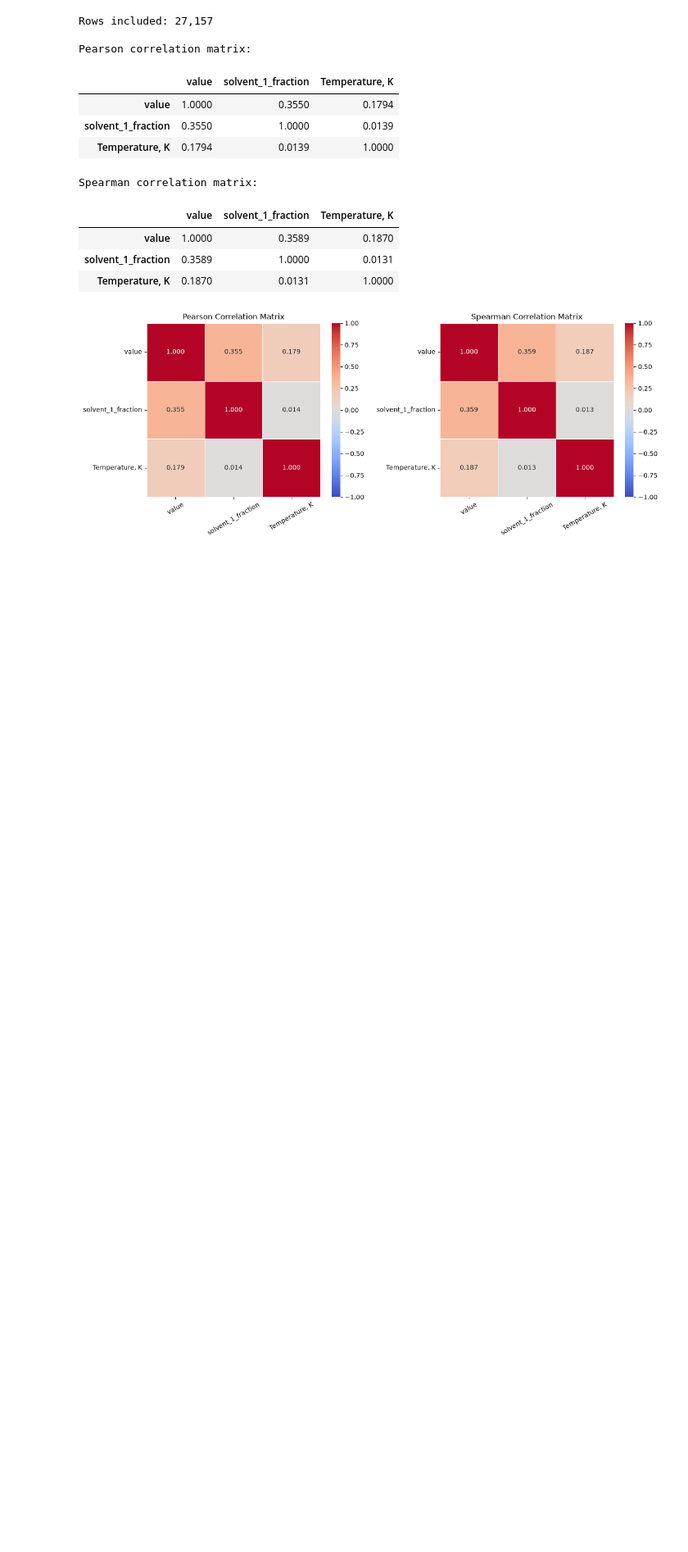
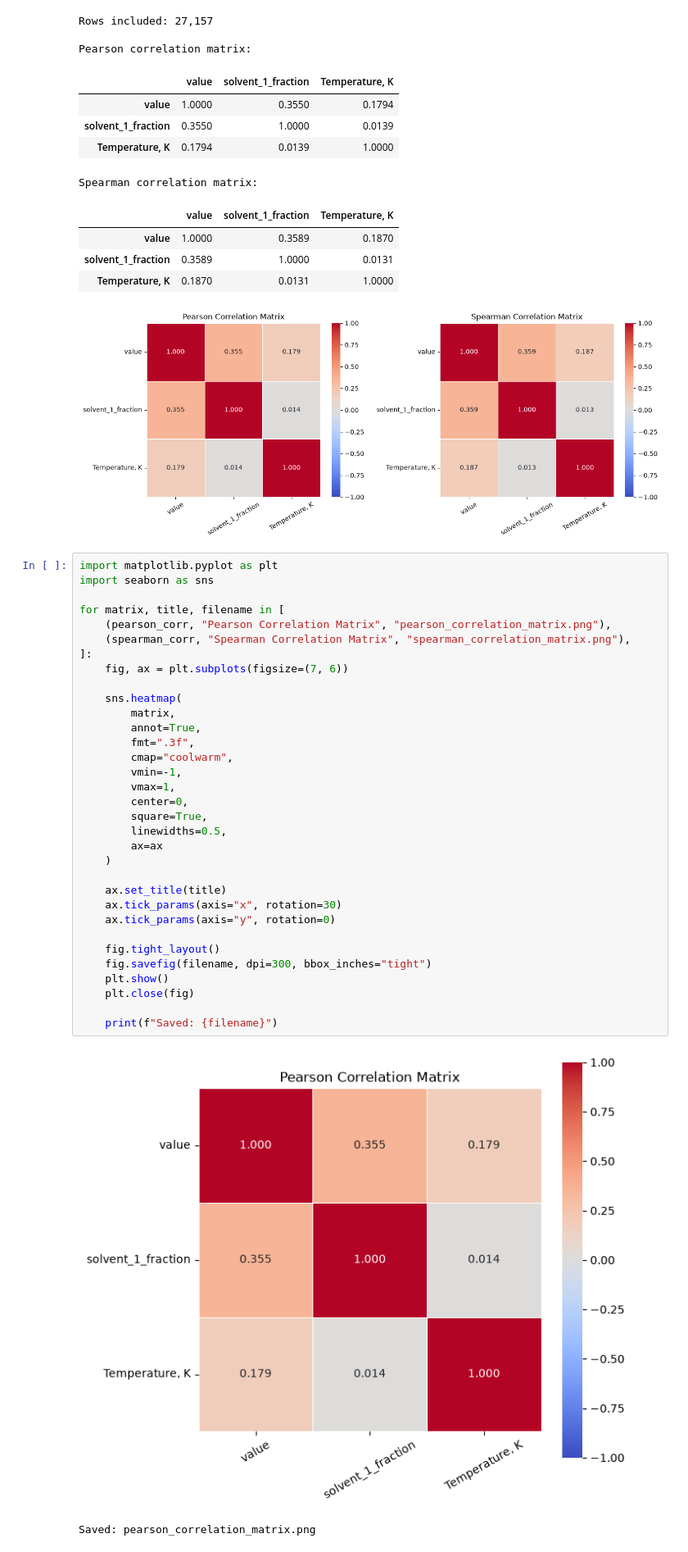
Before and after one commit to nami-nia/CHE1147-Data-Science-Project, a Jupyter notebook: data_cleaning_CL/CheMixHub_EDA_Cleaning.ipynb, the cells around one changed output. Shown at 82% size. Cells and saved outputs as stored; diff of their text form; blank space fills up the shorter version.

Commit message:
update figures

```diff
--- a/data_cleaning_CL/CheMixHub_EDA_Cleaning.ipynb
+++ b/data_cleaning_CL/CheMixHub_EDA_Cleaning.ipynb
@@ -2336,3 +2336,39 @@ Spearman correlation matrix:
 | solvent_1_fraction | 0.3589 | 1.0000 | 0.0131 |
 | Temperature, K | 0.1870 | 0.0131 | 1.0000 |
 [figure]
+# %%
+import matplotlib.pyplot as plt
+import seaborn as sns
+
+for matrix, title, filename in [
+    (pearson_corr, "Pearson Correlation Matrix", "pearson_correlation_matrix.png"),
+    (spearman_corr, "Spearman Correlation Matrix", "spearman_correlation_matrix.png"),
+]:
+    fig, ax = plt.subplots(figsize=(7, 6))
+
+    sns.heatmap(
+        matrix,
+        annot=True,
+        fmt=".3f",
+        cmap="coolwarm",
+        vmin=-1,
+        vmax=1,
+        center=0,
+        square=True,
+        linewidths=0.5,
+        ax=ax
+    )
+
+    ax.set_title(title)
+    ax.tick_params(axis="x", rotation=30)
+    ax.tick_params(axis="y", rotation=0)
+
+    fig.tight_layout()
+    fig.savefig(filename, dpi=300, bbox_inches="tight")
+    plt.show()
+    plt.close(fig)
+
+    print(f"Saved: {filename}")
+# %% [output]
+[figure, added]
+Saved: pearson_correlation_matrix.png
```
Also changed, not shown: parts of 1 cell of this notebook, 2 other files.
